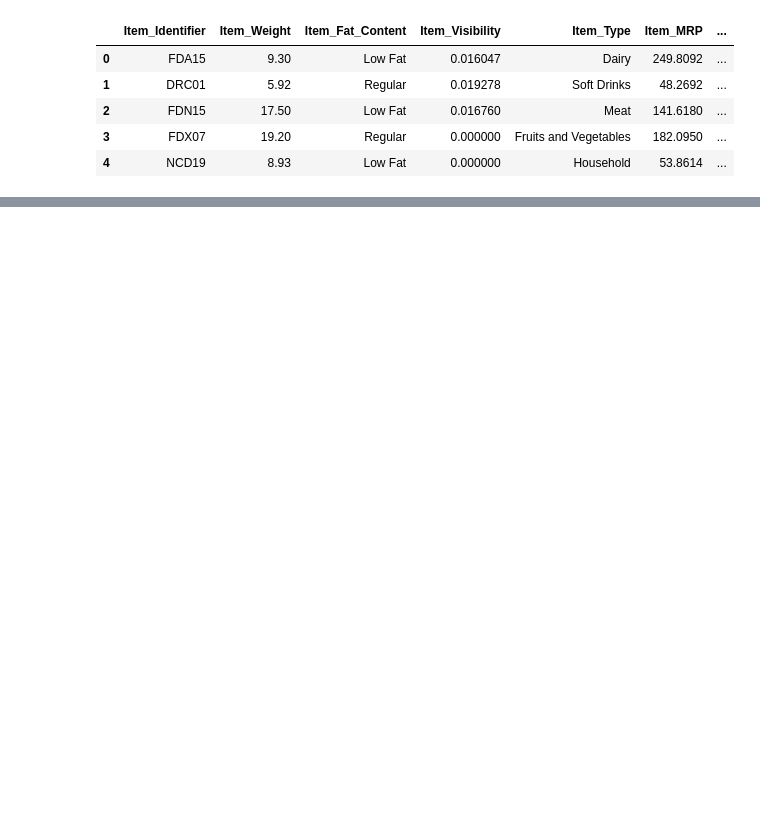
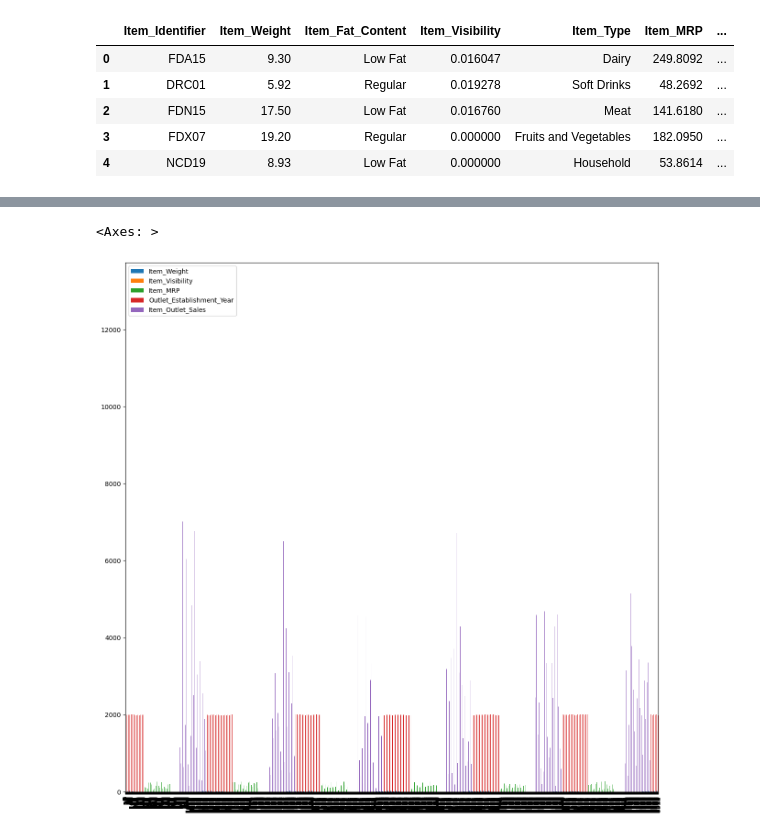
Before and after one commit to luai-daibes/Prediction-of-Product-Sales, a Jupyter notebook: project.ipynb, the cells around one changed output, grey strips where cells are left out. Cells and saved outputs as stored; diff of their text form; code cells hidden in the pictures; blank space fills up the shorter version.

```diff
--- a/project.ipynb
+++ b/project.ipynb
@@ -144,0 +39,6 @@ df.describe()
+# %%
+# Countplots to view the frequency of each class of categorial features in your dataset
+df.plot(kind='bar',figsize=(15,15))
+# %% [output]
+<Axes: >
+[figure, added]
```
Also changed, not shown: parts of 19 cells of this notebook.
